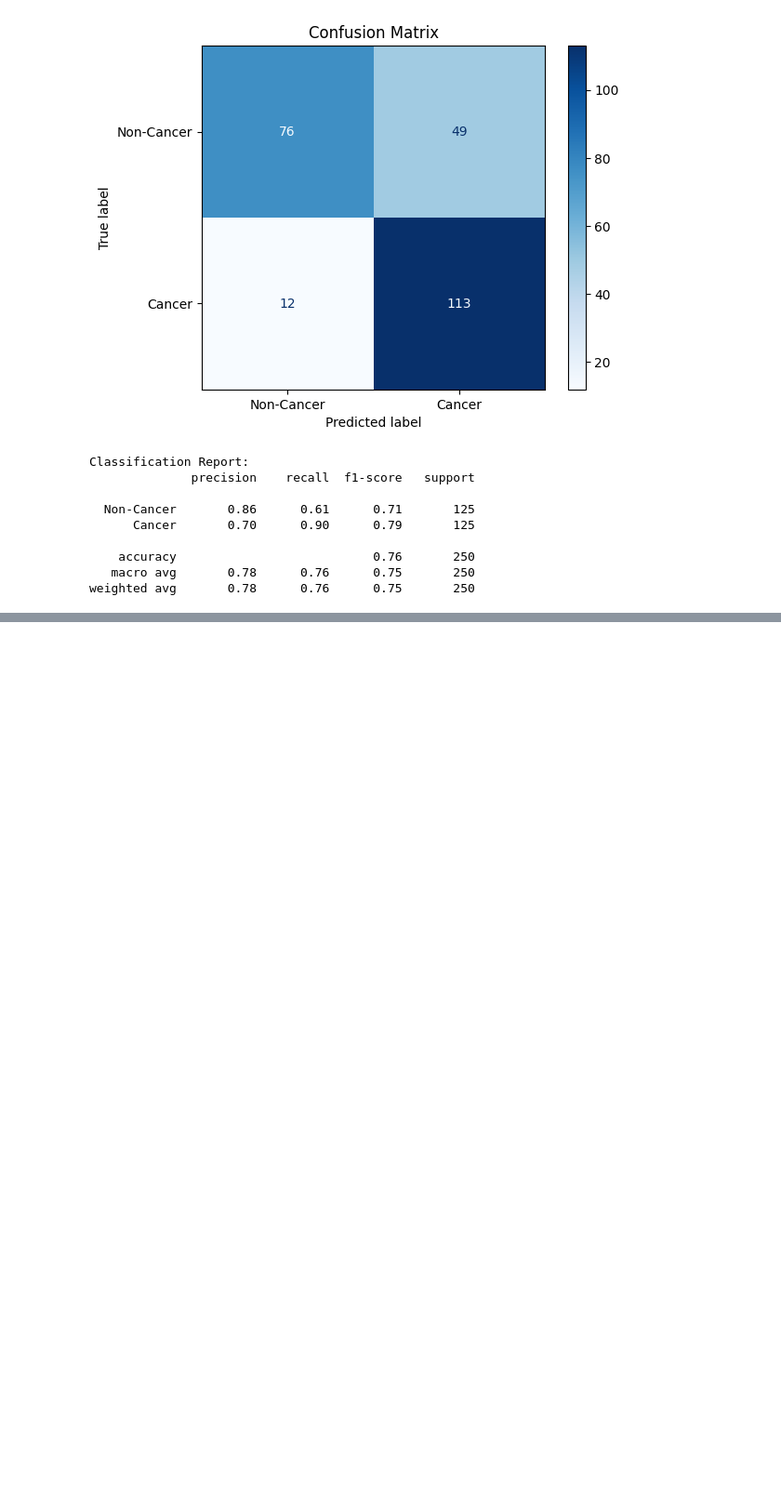
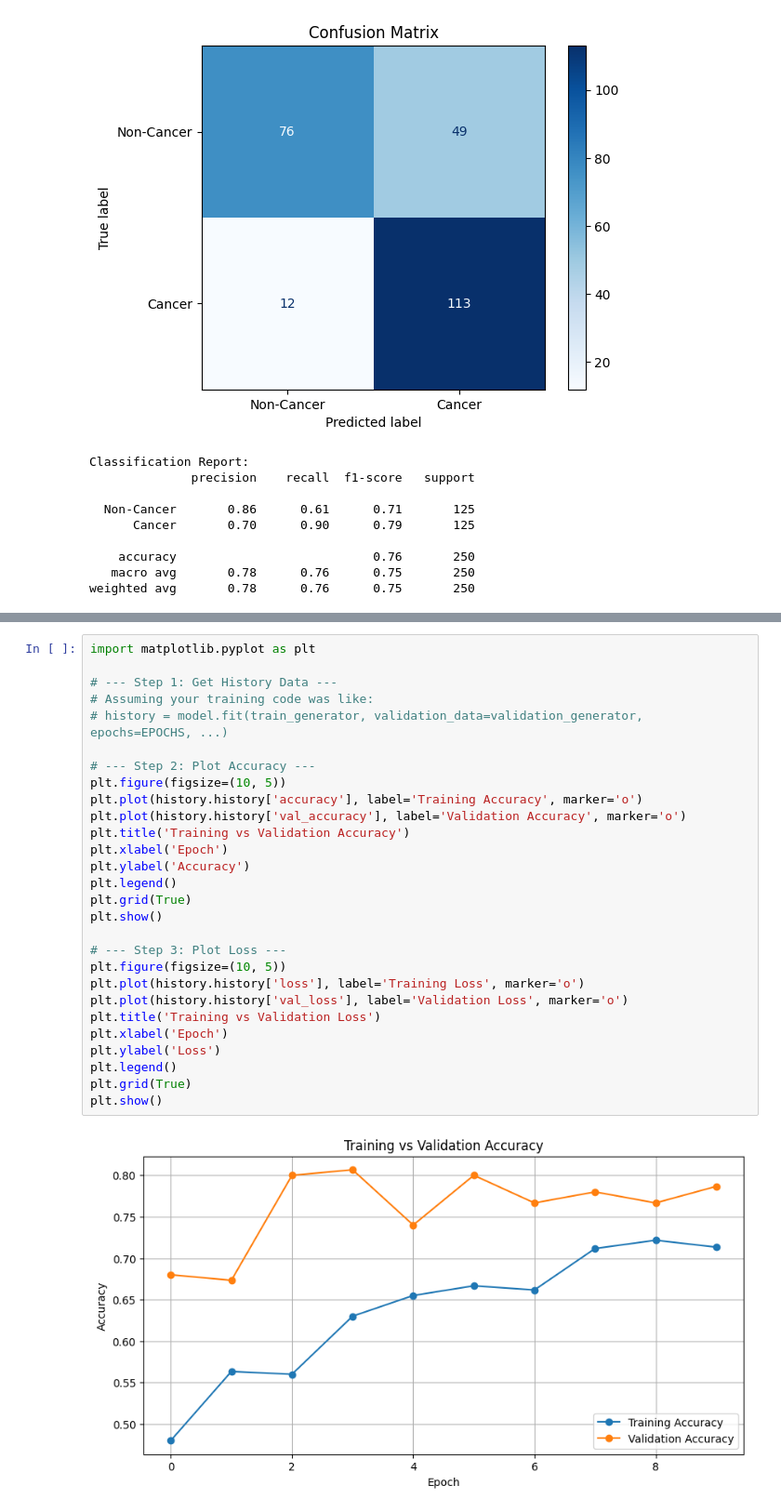
Before and after one commit to GitHubMadHatter/cell-identification-ML, a Jupyter notebook: VGG-19-inner_model.ipynb, the cells around one changed output, grey strips where cells are left out. Shown: that part at 93% size. Cells and saved outputs as stored; diff of their text form; blank space fills up the shorter version.

Commit message:
VGG19 inner model

```diff
--- a/VGG-19-inner_model.ipynb
+++ b/VGG-19-inner_model.ipynb
@@ -453,0 +549,30 @@ Epoch 1/5
+# %%
+import matplotlib.pyplot as plt
+
+# --- Step 1: Get History Data ---
+# Assuming your training code was like:
+# history = model.fit(train_generator, validation_data=validation_generator, epochs=EPOCHS, ...)
+
+# --- Step 2: Plot Accuracy ---
+plt.figure(figsize=(10, 5))
+plt.plot(history.history['accuracy'], label='Training Accuracy', marker='o')
+plt.plot(history.history['val_accuracy'], label='Validation Accuracy', marker='o')
+plt.title('Training vs Validation Accuracy')
+plt.xlabel('Epoch')
+plt.ylabel('Accuracy')
+plt.legend()
+plt.grid(True)
+plt.show()
+
+# --- Step 3: Plot Loss ---
+plt.figure(figsize=(10, 5))
+plt.plot(history.history['loss'], label='Training Loss', marker='o')
+plt.plot(history.history['val_loss'], label='Validation Loss', marker='o')
+plt.title('Training vs Validation Loss')
+plt.xlabel('Epoch')
+plt.ylabel('Loss')
+plt.legend()
+plt.grid(True)
+plt.show()
+# %% [output]
+[figure, added]
```
Also changed, not shown: parts of 5 cells of this notebook.
